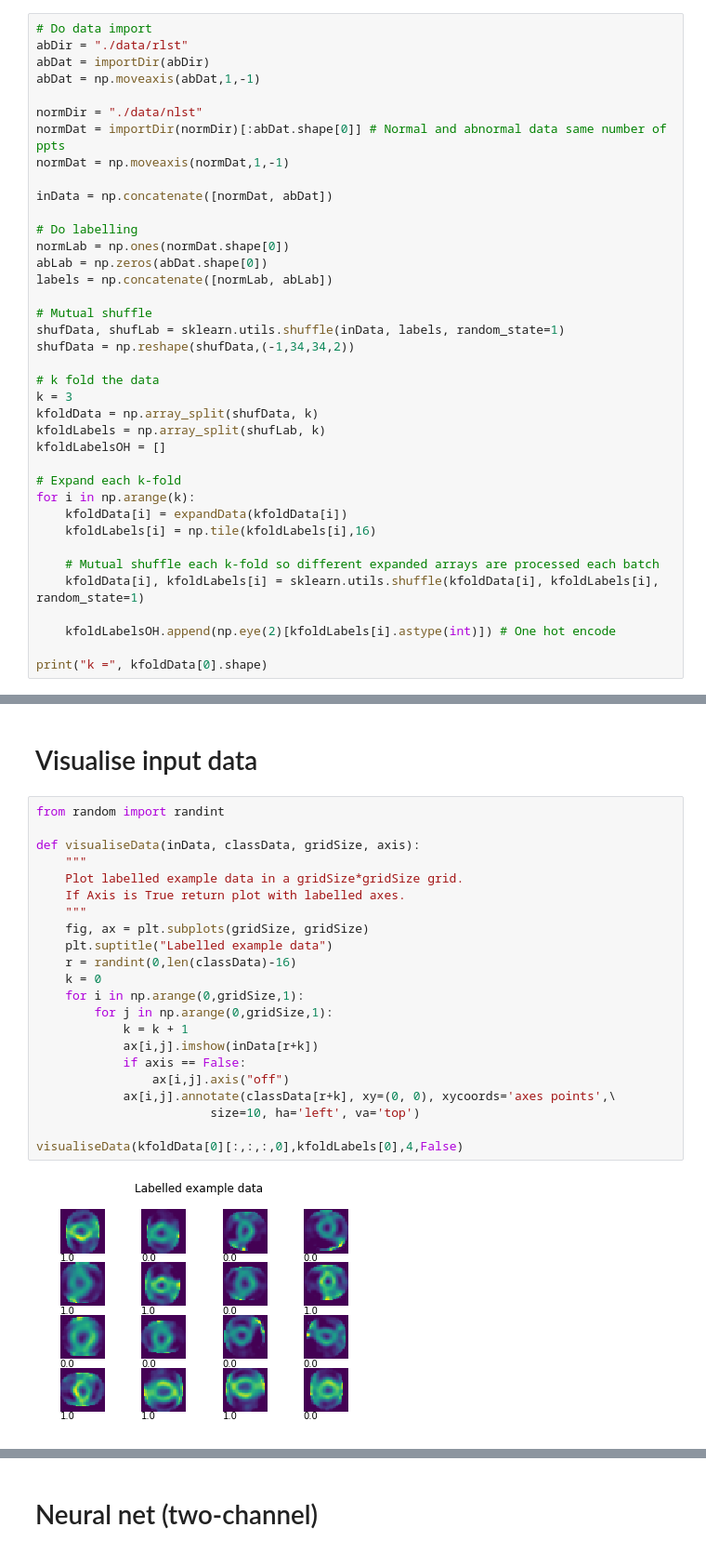
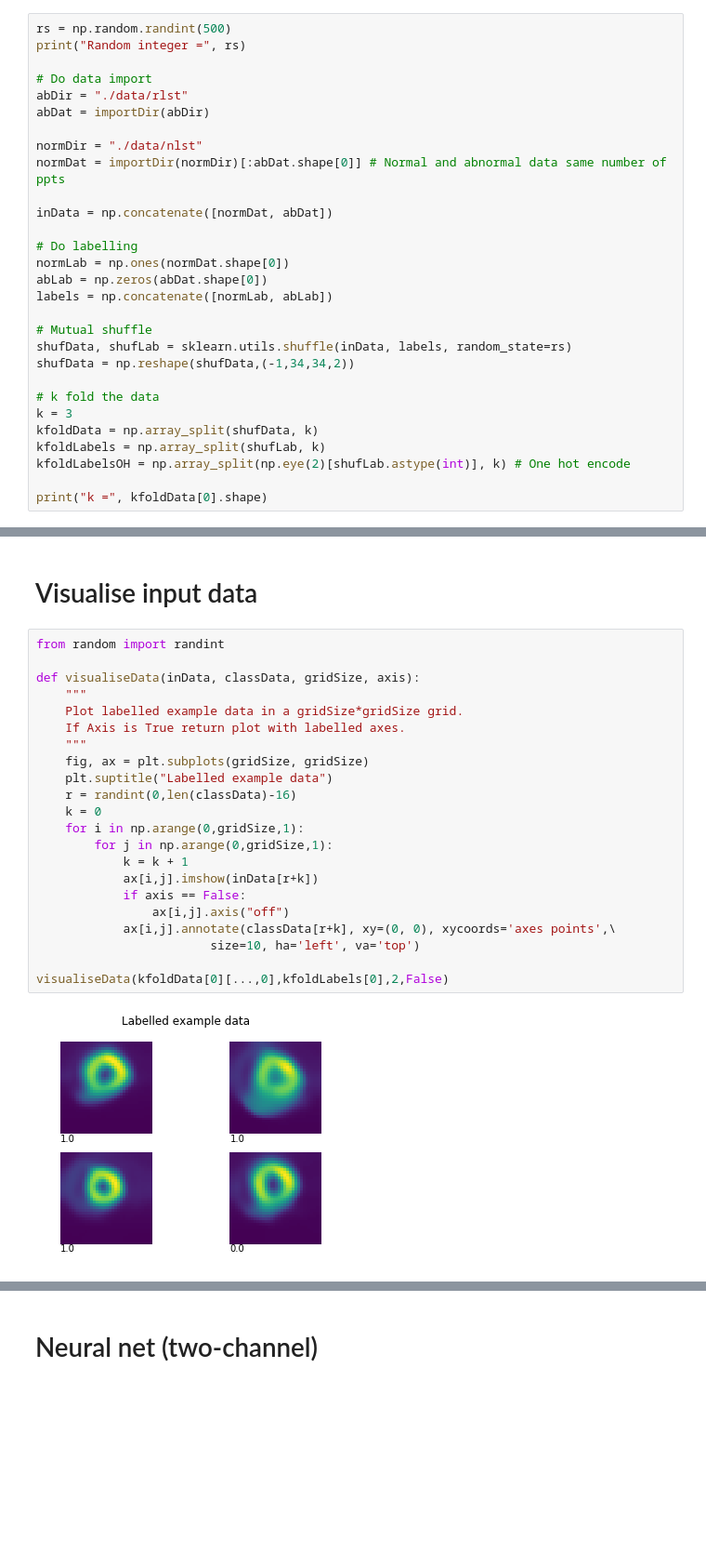
Before and after one commit to Smith42/heart-cnn, a Jupyter notebook: heartData_2d-2channel.ipynb, the cells around one changed output, grey strips where cells are left out. Shown: that part at 93% size. Cells and saved outputs as stored; diff of their text form; blank space fills up the shorter version.

```diff
--- a/heartData_2d-2channel.ipynb
+++ b/heartData_2d-2channel.ipynb
@@ -130,12 +119,13 @@ def expandData(arr):
 # %%
+rs = np.random.randint(500)
+print("Random integer =", rs)
+
 # Do data import
 abDir = "./data/rlst"
 abDat = importDir(abDir)
-abDat = np.moveaxis(abDat,1,-1)
 
 normDir = "./data/nlst"
 normDat = importDir(normDir)[:abDat.shape[0]] # Normal and abnormal data same number of ppts
-normDat = np.moveaxis(normDat,1,-1)
 
 inData = np.concatenate([normDat, abDat])
 
@@ -145,24 +135,14 @@ abLab = np.zeros(abDat.shape[0])
 labels = np.concatenate([normLab, abLab])
 
 # Mutual shuffle
-shufData, shufLab = sklearn.utils.shuffle(inData, labels, random_state=1)
+shufData, shufLab = sklearn.utils.shuffle(inData, labels, random_state=rs)
 shufData = np.reshape(shufData,(-1,34,34,2))
 
 # k fold the data
 k = 3
 kfoldData = np.array_split(shufData, k)
 kfoldLabels = np.array_split(shufLab, k)
-kfoldLabelsOH = []
-
-# Expand each k-fold
-for i in np.arange(k):
-    kfoldData[i] = expandData(kfoldData[i])
-    kfoldLabels[i] = np.tile(kfoldLabels[i],16)
-
-    # Mutual shuffle each k-fold so different expanded arrays are processed each batch
-    kfoldData[i], kfoldLabels[i] = sklearn.utils.shuffle(kfoldData[i], kfoldLabels[i], random_state=1)
-
-    kfoldLabelsOH.append(np.eye(2)[kfoldLabels[i].astype(int)]) # One hot encode
+kfoldLabelsOH = np.array_split(np.eye(2)[shufLab.astype(int)], k) # One hot encode
 
 print("k =", kfoldData[0].shape)
 # %% [output]
@@ -172,27 +153,27 @@ k = (320, 34, 34, 2)
 # %%
 from random import randint
 
 def visualiseData(inData, classData, gridSize, axis):
     """
     Plot labelled example data in a gridSize*gridSize grid.
     If Axis is True return plot with labelled axes.
     """
     fig, ax = plt.subplots(gridSize, gridSize)
     plt.suptitle("Labelled example data")
     r = randint(0,len(classData)-16)
     k = 0
     for i in np.arange(0,gridSize,1):
         for j in np.arange(0,gridSize,1):
             k = k + 1
             ax[i,j].imshow(inData[r+k])
             if axis == False:
                 ax[i,j].axis("off")
             ax[i,j].annotate(classData[r+k], xy=(0, 0), xycoords='axes points',\
                         size=10, ha='left', va='top')
 
-visualiseData(kfoldData[0][:,:,:,0],kfoldLabels[0],4,False)
+visualiseData(kfoldData[0][...,0],kfoldLabels[0],2,False)
 # %% [output]
-[figure, old version]
+[figure, new version]
 # %%
 visualiseData(kfoldData[0][:,:,:,1],kfoldLabels[0],4,False)
 # %% [output]
```
Also changed, not shown: parts of 7 cells of this notebook, 16 other files.
